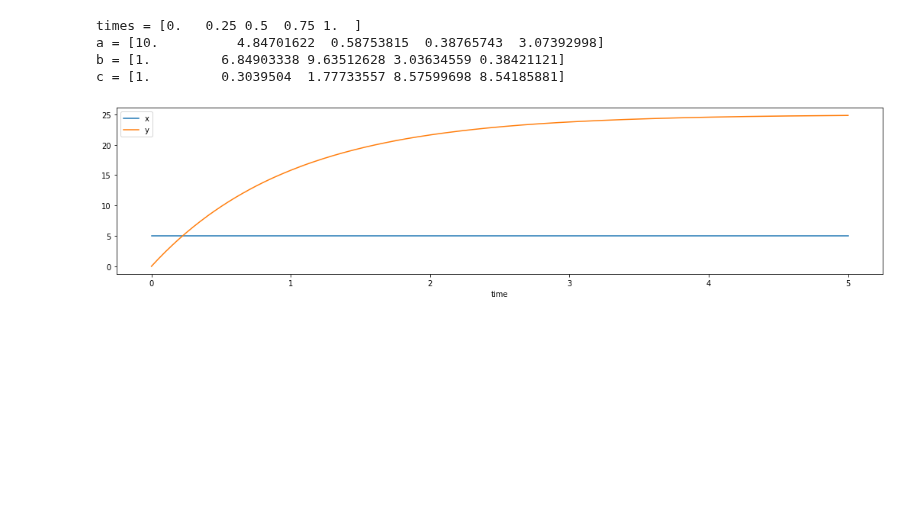
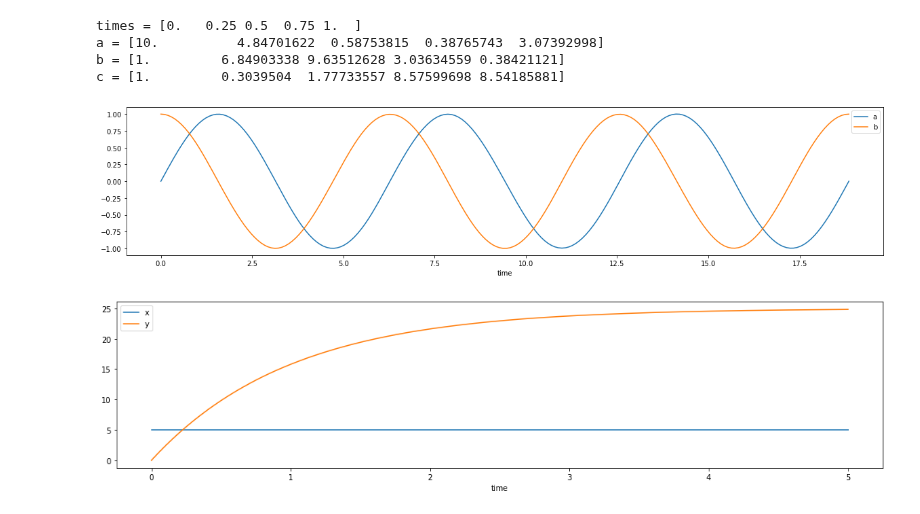
Before and after one commit to UC-Davis-molecular-computing/gpac, a Jupyter notebook: notebook.ipynb, the cells around one changed output. Drawn from its saved outputs; the diff is of its cells as text; code cells hidden in the pictures; blank space fills up the shorter version.

```diff
--- a/notebook.ipynb
+++ b/notebook.ipynb
@@ -64,6 +64,26 @@ times = [0.   0.25 0.5  0.75 1.  ]
 a = [10.          4.84701622  0.58753815  0.38765743  3.07392998]
 b = [1.         6.84903338 9.63512628 3.03634559 0.38421121]
 c = [1.         0.3039504  1.77733557 8.57599698 8.54185881]
+# %%
+# trick to reference time variable directly in ODEs
+from sympy import sin, cos
+from math import pi
+
+a,b,t = sympy.symbols('a b t')
+odes = {
+    a: cos(t),
+    b: -sin(t),
+    t: 1,
+}
+initial_values = {
+    a: 0,
+    b: 1,
+    t: 0,
+}
+t_eval = np.linspace(0, 3*2*pi, 200)
+gpac.plot(odes, initial_values, t_eval=t_eval, figure_size=(20,4), symbols_to_plot=[a,b])
+# %% [output]
+[figure, added]
 # %%
 # plot solution to ODEs of this CRN that computes f(x) = x^2,
 #   writing down the ODEs directly
```
